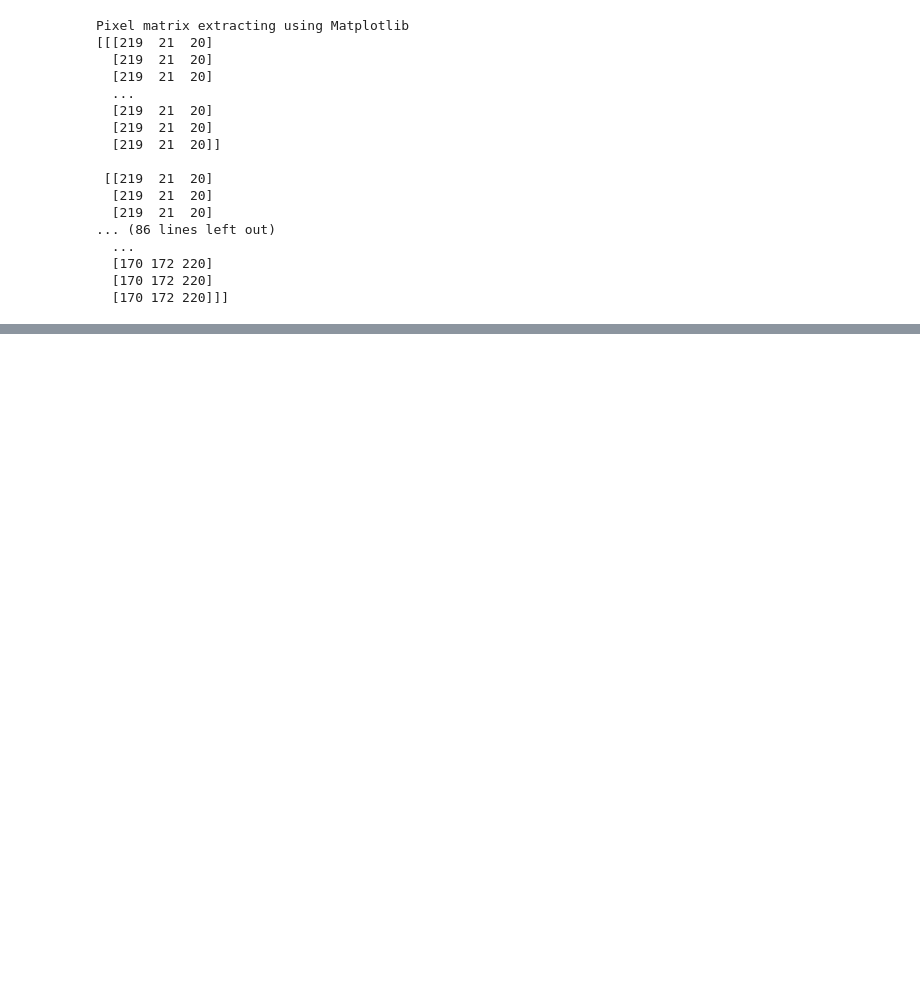
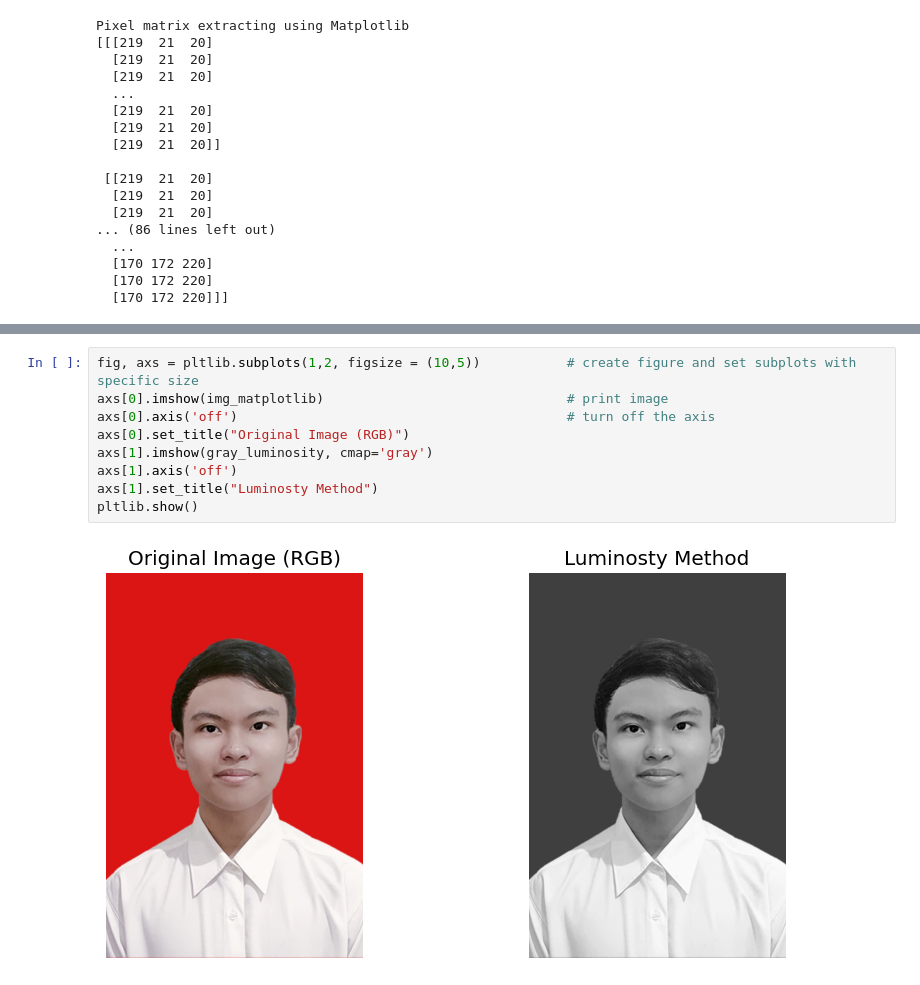
Before and after one commit to Louis3112/image_process, a Jupyter notebook: image_convert.ipynb, the cells around one changed output, grey strips where cells are left out. Saved outputs shown, nothing was run; the diff lists cells and outputs as text; blank space fills up the shorter version.

```diff
--- a/image_convert.ipynb
+++ b/image_convert.ipynb
@@ -99,0 +145,11 @@ print(L)
+# %%
+fig, axs = pltlib.subplots(1,2, figsize = (10,5))           # create figure and set subplots with specific size
+axs[0].imshow(img_matplotlib)                               # print image
+axs[0].axis('off')                                          # turn off the axis
+axs[0].set_title("Original Image (RGB)")
+axs[1].imshow(gray_luminosity, cmap='gray')
+axs[1].axis('off')
+axs[1].set_title("Luminosty Method")
+pltlib.show()
+# %% [output]
+[figure, added]
```
Also changed, not shown: parts of 11 cells of this notebook, 1 other file.
